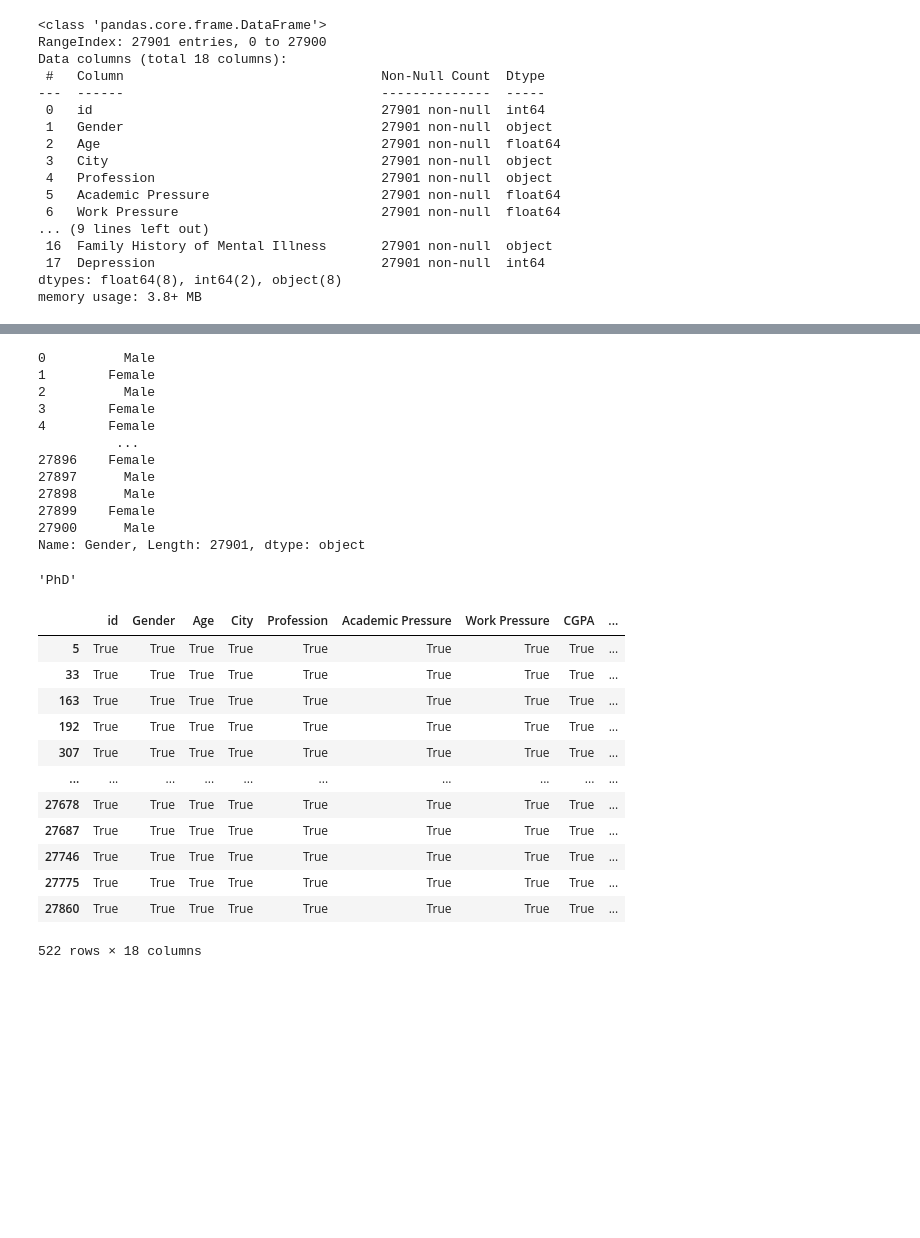
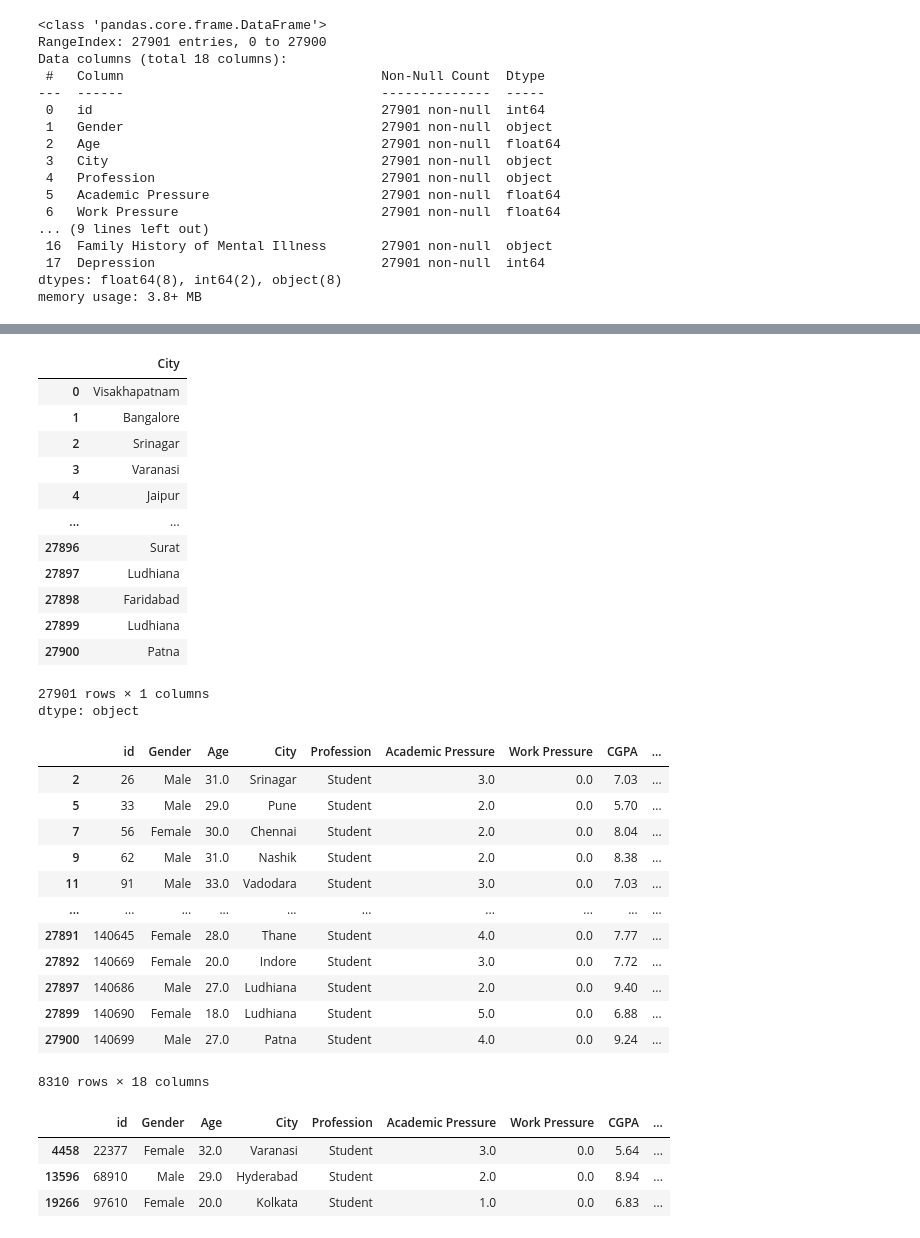
Before and after one commit to ruanlinhares/preview_ecommerce, a Jupyter notebook: depression_study.ipynb, the cells around one changed output, grey strips where cells are left out. Cells and saved outputs as stored; diff of their text form; code cells hidden in the pictures; blank space fills up the shorter version.

```diff
--- a/depression_study.ipynb
+++ b/depression_study.ipynb
@@ -73,36 +104,45 @@ base[base.Gender == "Male"].head(10)
 # %%
-# Exibe a coluna Gender, informa tipo de dado, nome e quantidade de registros
-base.Gender
+base.City
 # %% [output]
+|  | City |
+| 0 | Visakhapatnam |
+| 1 | Bangalore |
+| 2 | Srinagar |
+| 3 | Varanasi |
+| 4 | Jaipur |
+| ... | ... |
+| 27896 | Surat |
+| 27897 | Ludhiana |
+| 27898 | Faridabad |
+| 27899 | Ludhiana |
+| 27900 | Patna |
-0          Male
-1        Female
-2          Male
-3        Female
-4        Female
-          ...
-27896    Female
-27897      Male
-27898      Male
-27899    Female
-27900      Male
-Name: Gender, Length: 27901, dtype: object
+27901 rows × 1 columns
+dtype: object
-# %%
-base.Degree[5]
-# %% [output]
-'PhD'
-# %%
-base[base.Degree == 'PhD'].notnull()
-# %% [output]
-|  | id | Gender | Age | City | Profession | Academic Pressure | Work Pressure | CGPA | ... |
-| 5 | True | True | True | True | True | True | True | True | ... |
-| 33 | True | True | True | True | True | True | True | True | ... |
-| 163 | True | True | True | True | True | True | True | True | ... |
-| 192 | True | True | True | True | True | True | True | True | ... |
-| 307 | True | True | True | True | True | True | True | True | ... |
-| ... | ... | ... | ... | ... | ... | ... | ... | ... | ... |
-| 27678 | True | True | True | True | True | True | True | True | ... |
-| 27687 | True | True | True | True | True | True | True | True | ... |
-| 27746 | True | True | True | True | True | True | True | True | ... |
-| 27775 | True | True | True | True | True | True | True | True | ... |
-| 27860 | True | True | True | True | True | True | True | True | ... |
-522 rows × 18 columns
+# %%
+# renomenando colunas, esse csv não tem os nomes das colunas em formato correto, então é necessário renomear algumas colunas com a Funcao rename()
+base = base.rename(columns={"Sleep Duration" : "Sleep_Duration"})
+# %%
+#Filtrando base
+base[base.Sleep_Duration == "Less than 5 hours"]
+# %% [output]
+|  | id | Gender | Age | City | Profession | Academic Pressure | Work Pressure | CGPA | ... |
+| 2 | 26 | Male | 31.0 | Srinagar | Student | 3.0 | 0.0 | 7.03 | ... |
+| 5 | 33 | Male | 29.0 | Pune | Student | 2.0 | 0.0 | 5.70 | ... |
+| 7 | 56 | Female | 30.0 | Chennai | Student | 2.0 | 0.0 | 8.04 | ... |
+| 9 | 62 | Male | 31.0 | Nashik | Student | 2.0 | 0.0 | 8.38 | ... |
+| 11 | 91 | Male | 33.0 | Vadodara | Student | 3.0 | 0.0 | 7.03 | ... |
+| ... | ... | ... | ... | ... | ... | ... | ... | ... | ... |
+| 27891 | 140645 | Female | 28.0 | Thane | Student | 4.0 | 0.0 | 7.77 | ... |
+| 27892 | 140669 | Female | 20.0 | Indore | Student | 3.0 | 0.0 | 7.72 | ... |
+| 27897 | 140686 | Male | 27.0 | Ludhiana | Student | 2.0 | 0.0 | 9.40 | ... |
+| 27899 | 140690 | Female | 18.0 | Ludhiana | Student | 5.0 | 0.0 | 6.88 | ... |
+| 27900 | 140699 | Male | 27.0 | Patna | Student | 4.0 | 0.0 | 9.24 | ... |
+8310 rows × 18 columns
+# %%
+# Filtrando registros com volores nulos em financial_stress
+base[base.financial_stress.isnull()]
+# %% [output]
+|  | id | Gender | Age | City | Profession | Academic Pressure | Work Pressure | CGPA | ... |
+| 4458 | 22377 | Female | 32.0 | Varanasi | Student | 3.0 | 0.0 | 5.64 | ... |
+| 13596 | 68910 | Male | 29.0 | Hyderabad | Student | 2.0 | 0.0 | 8.94 | ... |
+| 19266 | 97610 | Female | 20.0 | Kolkata | Student | 1.0 | 0.0 | 6.83 | ... |
```
Also changed, not shown: parts of 10 cells of this notebook.
